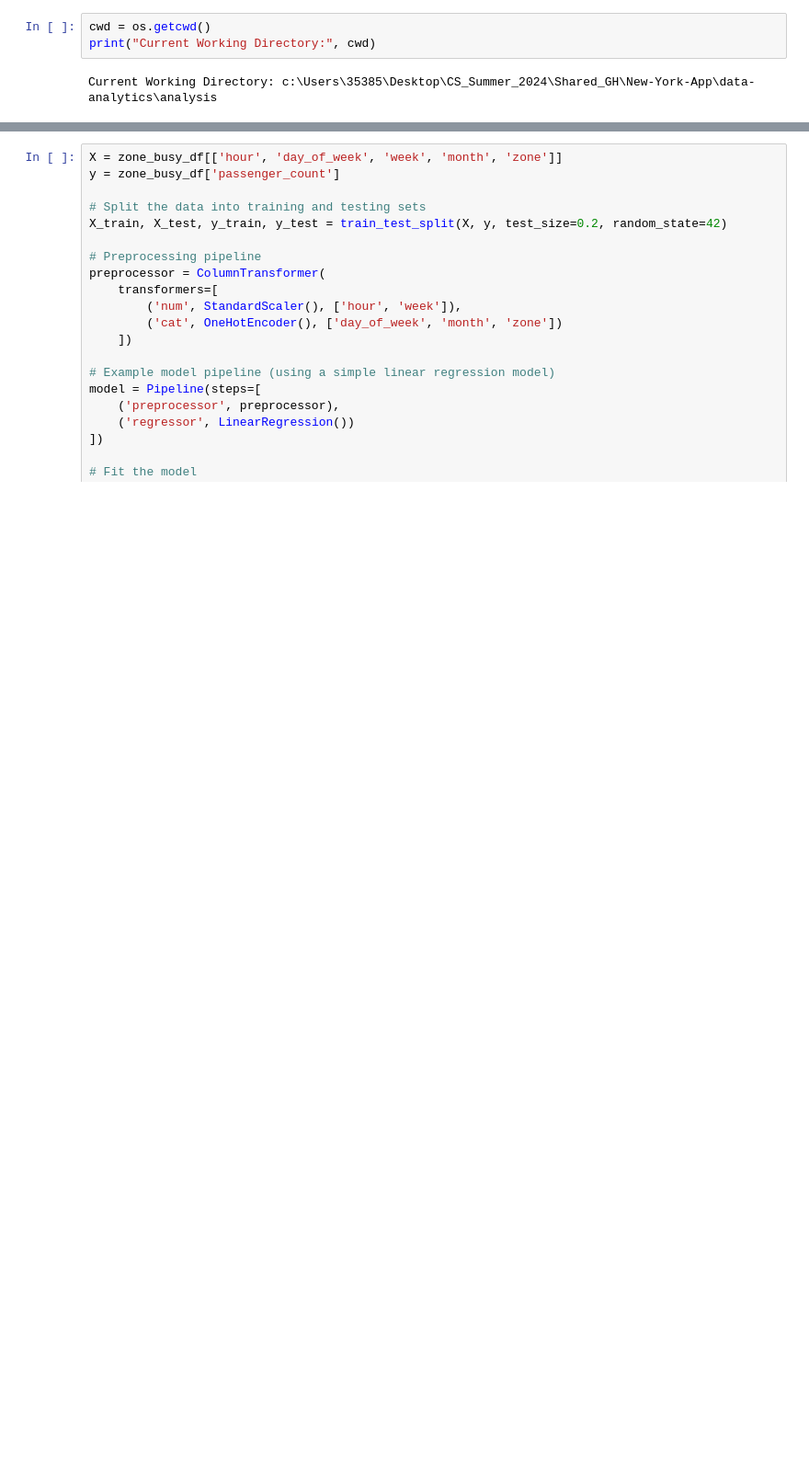
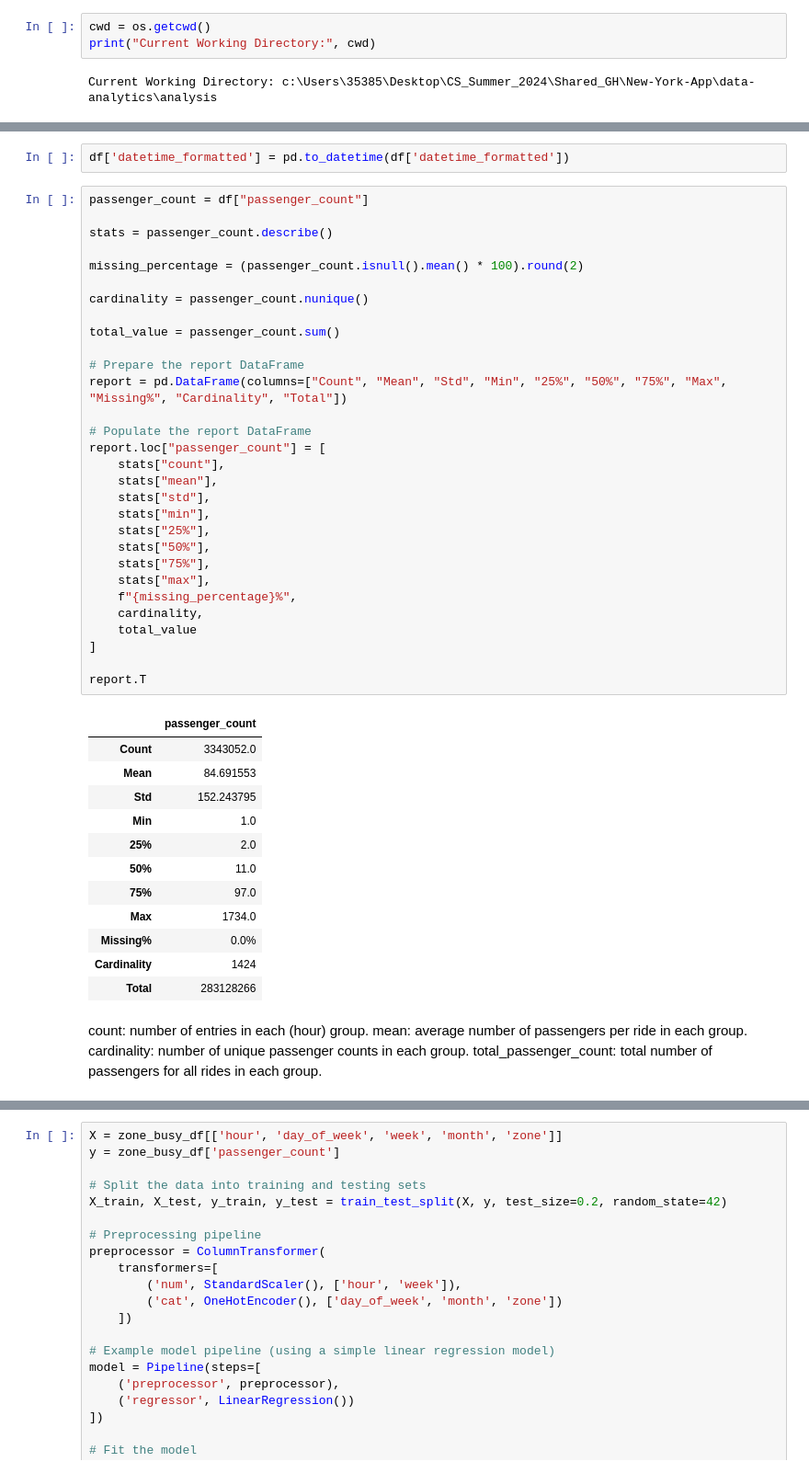
Before and after one commit to DR7439/New-York-App, a Jupyter notebook: data-analytics/analysis/taxi_analysis.ipynb, the cells around one changed output, grey strips where cells are left out. Shown at 92% size. Saved outputs shown, nothing was run; the diff lists cells and outputs as text; blank space fills up the shorter version.

```diff
--- a/data-analytics/analysis/taxi_analysis.ipynb
+++ b/data-analytics/analysis/taxi_analysis.ipynb
@@ -47,0 +77,50 @@ combined_df
+# %%
+df['datetime_formatted'] = pd.to_datetime(df['datetime_formatted'])
+# %%
+passenger_count = df["passenger_count"]
+
+stats = passenger_count.describe()
+
+missing_percentage = (passenger_count.isnull().mean() * 100).round(2)
+
+cardinality = passenger_count.nunique()
+
+total_value = passenger_count.sum()
+
+# Prepare the report DataFrame
+report = pd.DataFrame(columns=["Count", "Mean", "Std", "Min", "25%", "50%", "75%", "Max", "Missing%", "Cardinality", "Total"])
+
+# Populate the report DataFrame
+report.loc["passenger_count"] = [
+    stats["count"],
+    stats["mean"],
+    stats["std"],
+    stats["min"],
+    stats["25%"],
+    stats["50%"],
+    stats["75%"],
+    stats["max"],
+    f"{missing_percentage}%",
+    cardinality,
+    total_value
+]
+
+report.T
+# %% [output]
+|  | passenger_count |
+| Count | 3343052.0 |
+| Mean | 84.691553 |
+| Std | 152.243795 |
+| Min | 1.0 |
+| 25% | 2.0 |
+| 50% | 11.0 |
+| 75% | 97.0 |
+| Max | 1734.0 |
+| Missing% | 0.0% |
+| Cardinality | 1424 |
+| Total | 283128266 |
+# %% [markdown]
+count: number of entries in each (hour) group.
+mean: average number of passengers per ride in each group.
+cardinality:  number of unique passenger counts in each group.
+total_passenger_count: total number of passengers for all rides in each group.
```
Also changed, not shown: parts of 9 cells of this notebook, 1 other file.
